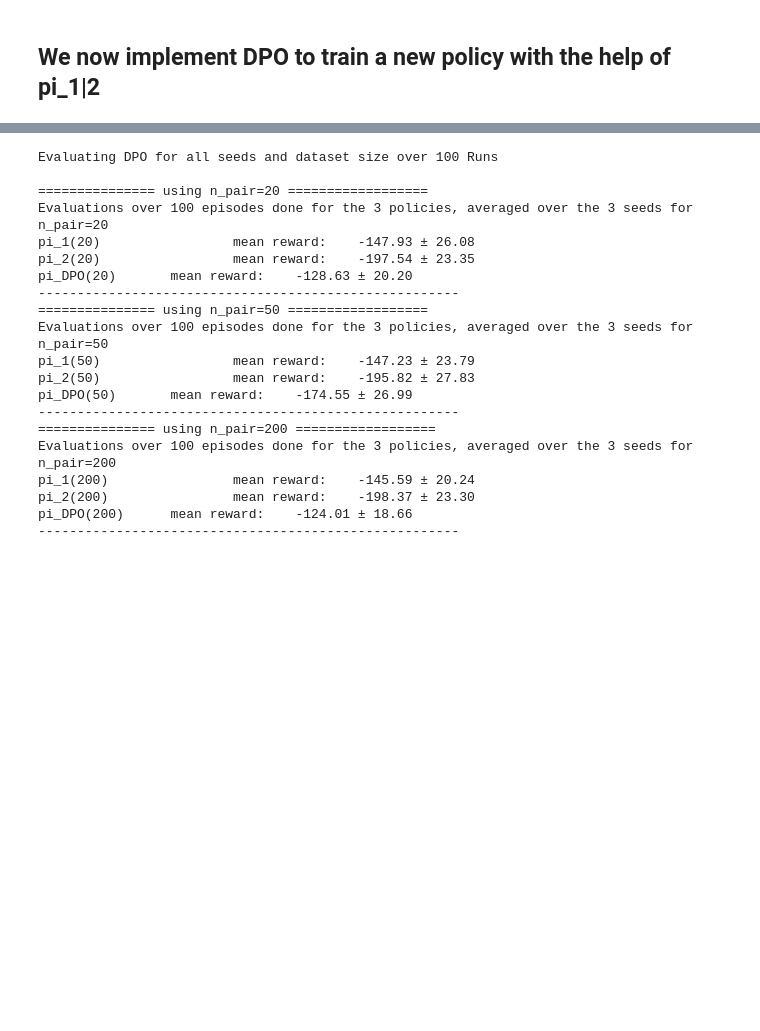
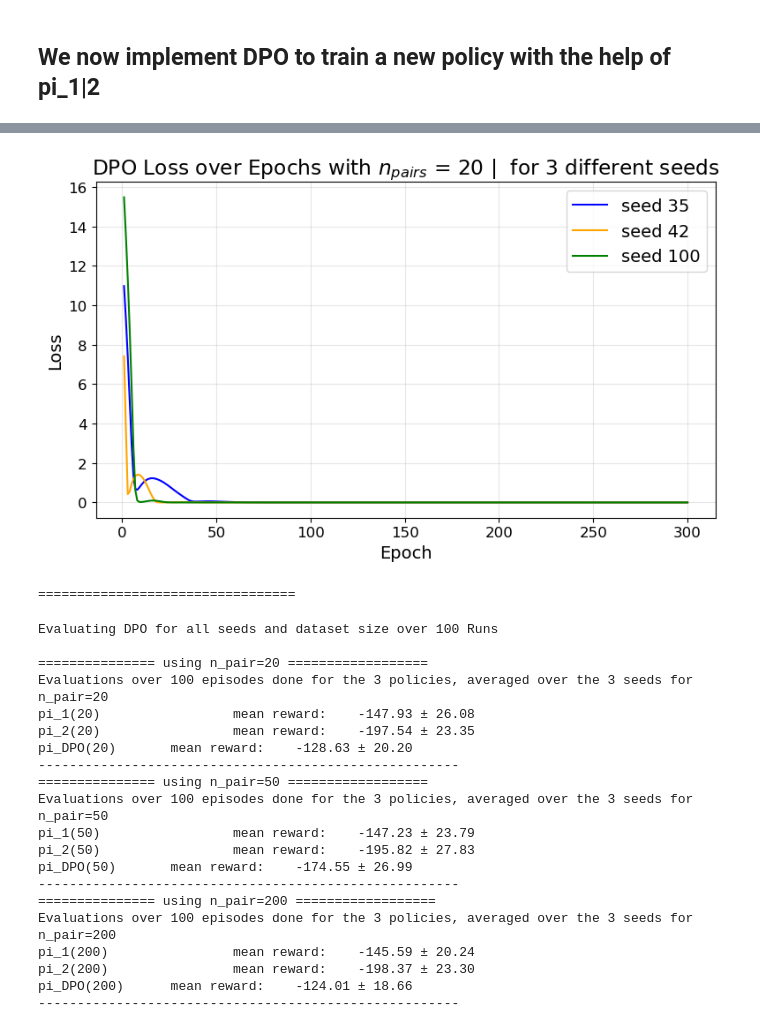
Before and after one commit to yk985/RL-RLHF, a Jupyter notebook: DPO_Final_Acrobot.ipynb, the cells around one changed output, grey strips where cells are left out. Drawn from its saved outputs; the diff is of its cells as text; code cells hidden in the pictures; blank space fills up the shorter version.

Commit message:
Adding learning curve plot for DPO Acrobot. Not finished

```diff
--- a/DPO_Final_Acrobot.ipynb
+++ b/DPO_Final_Acrobot.ipynb
@@ -168,14 +168,19 @@ n_epochs_dpo     = 300
 load_pi_dpo     = False
 load_from_pi2   = True
 evaluate_pi_DPO = False
+plot_scores     = False
+plot_learning_curves = True
+# pair_list          = [20, 50, 200] # number of preference pairs to collect
+pair_list          = [20] # number of preference pairs to collect
 
 Policy_DPO_list = []
-pair_list          = [20, 50, 200] # number of preference pairs to collect
+Loss_history_list = []
 
 for n_pair in pair_list:
     print(f"=============== using {n_pair=} ==================")
     # Pol_pair_rlhf     = []
     Pol_pair_DPO  = []
+    loss_hist_1seed = []
     for seed, (pi_1, pi_2) in zip(seeds_list, Policy_list):
 
         if load_pi_dpo:
@@ -193,13 +198,15 @@ for n_pair in pair_list:
             opt_DPO    = torch.optim.Adam(policy_DPO.parameters(), lr=lr_DPO)
 
 
-            DPO_training(policy_DPO, pi_1, prefs, beta, opt_DPO, nb_epochs=n_epochs_dpo) #, print_every=print_dpo
+            loss_hist = DPO_training(policy_DPO, pi_1, prefs, beta, opt_DPO, nb_epochs=n_epochs_dpo) #, print_every=print_dpo
             torch.save(policy_DPO.state_dict(), f"./Policies/pi_DPO_{env_name}_seed_{seed}_beta{beta}_Npairs_{n_pair}.pth")
             print(f"Saved final policy as ./Policies/pi_DPO_{env_name}_seed_{seed}_beta{beta}_Npairs_{n_pair}.pth")
                 # Pol_pair_rlhf.append(policy_RLHF)
         Pol_pair_DPO.append(policy_DPO)
+        loss_hist_1seed.append(loss_hist)
     # Policy_rlhf_list.append(Pol_pair_rlhf)
     Policy_DPO_list.append(Pol_pair_DPO)
+    Loss_history_list.append(loss_hist_1seed)
 print("=================================")
 
 # Policy_DPO_list.append(policy_DPO)
@@ -261,5 +268,14 @@ Saved final policy as ./Policies/pi_DPO_Acrobot-v1-perso_seed_100_beta0.5_Npairs
 =================================
 =================================
+# %%
+if plot_learning_curves:
+    for K, loss_hist in zip(pair_list, Loss_history_list):
+        # h1, h2, h3 = loss_hist
+        plot_loss_curve(*loss_hist,n_pair=K, algo="DPO")
+    print("=================================")
+# %% [output]
+[figure, added]
+=================================
 # %%
 
 print(f"Evaluating DPO for all seeds and dataset size over {n_eval} Runs \n")
```
Also changed, not shown: parts of 2 cells of this notebook, 2 other files.
